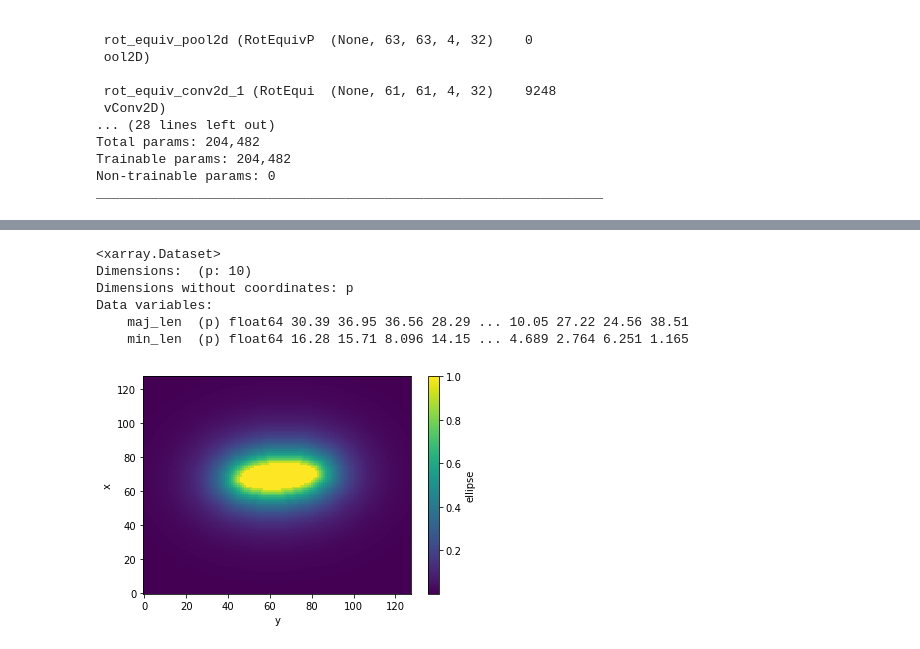
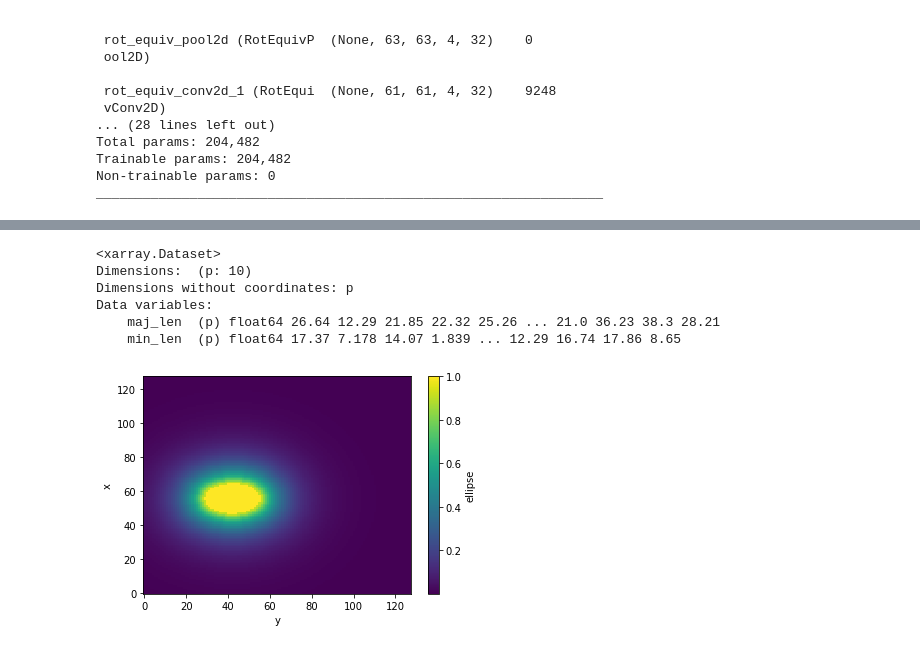
Before and after one commit to zyjux/gdl-storm-mode, a Jupyter notebook: notebooks/toy_dataset_examination/toy_dataset_gdl_CNN.ipynb, the cells around one changed output, grey strips where cells are left out. Saved outputs shown, nothing was run; the diff lists cells and outputs as text; code cells hidden in the pictures.

```diff
--- a/notebooks/toy_dataset_examination/toy_dataset_gdl_CNN.ipynb
+++ b/notebooks/toy_dataset_examination/toy_dataset_gdl_CNN.ipynb
@@ -12,7 +12,7 @@ from imports.GDL_layers import *
 # %%
 # Load data
-train_ds = xr.open_dataset("/glade/scratch/lverhoef/gdl_toy_ds/train_data.nc")
-validation_ds = xr.open_dataset("/glade/scratch/lverhoef/gdl_toy_ds/validation_data.nc")
+train_ds = xr.open_dataset("/glade/scratch/lverhoef/gdl_toy_ds/semifixed_train_data.nc")
+validation_ds = xr.open_dataset("/glade/scratch/lverhoef/gdl_toy_ds/semifixed_validation_data.nc")
 # %%
 X_train = tf.expand_dims(tf.convert_to_tensor(train_ds['ellipse']), axis=-1)
 Y_train = tf.convert_to_tensor(train_ds[['maj_len', 'min_len']].to_array().transpose())
@@ -100,14 +94,14 @@ Epoch 10/10
 # %%
-validation_ds['ellipse'][1, :, :].plot()
+validation_ds['ellipse'][0, :, :].plot()
 validation_ds[['maj_len', 'min_len']].sel(p=slice(0, 10))
 # %% [output]
 <xarray.Dataset>
 Dimensions:  (p: 10)
 Dimensions without coordinates: p
 Data variables:
-    maj_len  (p) float64 30.39 36.95 36.56 28.29 ... 10.05 27.22 24.56 38.51
-    min_len  (p) float64 16.28 15.71 8.096 14.15 ... 4.689 2.764 6.251 1.165
+    maj_len  (p) float64 26.64 12.29 21.85 22.32 25.26 ... 21.0 36.23 38.3 28.21
+    min_len  (p) float64 17.37 7.178 14.07 1.839 ... 12.29 16.74 17.86 8.65
-[figure, old version]
+[figure, new version]
 # %%
 model.predict(X_val[0:10, :, :, :])
 # %% [output]
```
Also changed, not shown: parts of 13 cells of this notebook.
